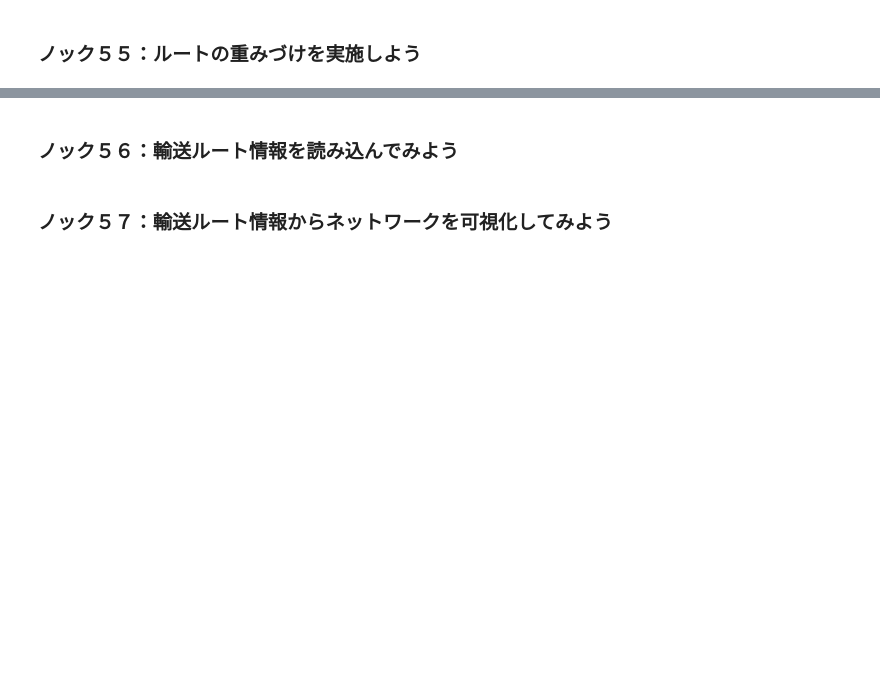
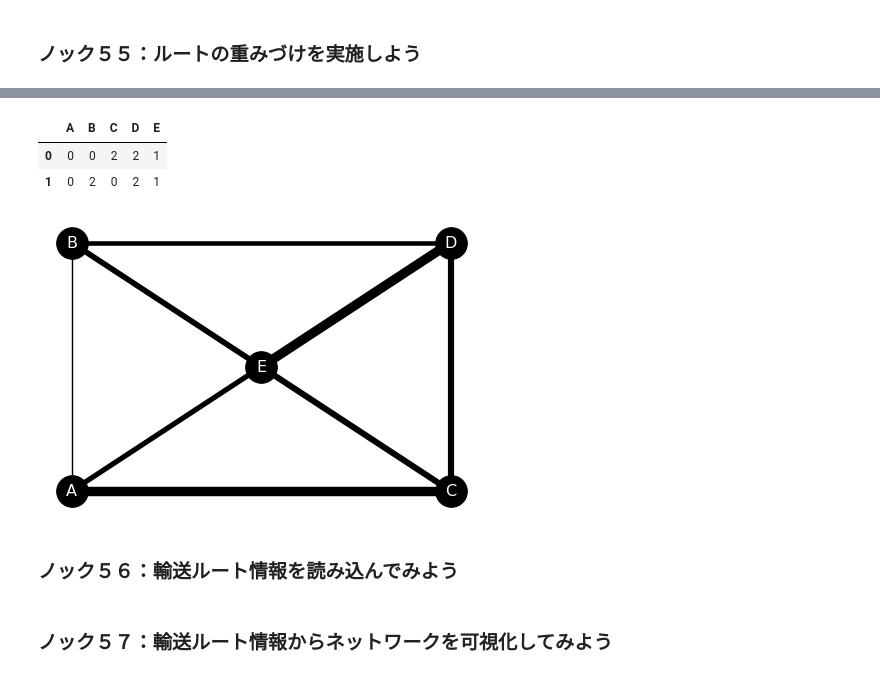
Before and after one commit to shinseitaro/python-data-analysis-100, a Jupyter notebook: sample/100drill_20201021/6/6章 物流の最適ルートをコンサルティングする１０本ノック.ipynb, the cells around one changed output, grey strips where cells are left out. Saved outputs shown, nothing was run; the diff lists cells and outputs as text; code cells hidden in the pictures; blank space fills up the shorter version.

```diff
--- a/sample/100drill_20201021/6/6章 物流の最適ルートをコンサルティングする１０本ノック.ipynb
+++ b/sample/100drill_20201021/6/6章 物流の最適ルートをコンサルティングする１０本ノック.ipynb
@@ -14,2 +178,6 @@
 # %% [markdown]
 ### ノック５５：ルートの重みづけを実施しよう
+# %%
+import numpy as np
+df_weight=pd.read_csv("network_weight.csv")
+df_pos=pd.read_csv("network_pos.csv")
@@ -16,3 +193,32 @@
+# %%
+df_pos
+# %% [output]
+|  | A | B | C | D | E |
+| 0 | 0 | 0 | 2 | 2 | 1 |
+| 1 | 0 | 2 | 0 | 2 | 1 |
+# %%
+#df_weightをリスト化（Sizeで掛けた後）
+size = 10
+from itertools import chain
+edge_weight = list(chain.from_iterable((df_weight*size).values.tolist()))
+
+G = nx.Graph()
+
+# 頂点の追加
+for c in df_weight.columns:
+    G.add_node(c)
+
+# 辺の設定
+for x in df_weight.columns:
+    for y in df_weight.columns:
+        G.add_edge(x, y)
+
+# 座標の設定
+pos = {c:(df_pos[c][0],df_pos[c][1]) for c in df_pos.columns}
+
+nx.draw(G, pos, with_labels=True, width=edge_weight,font_size=16, node_size = 1000,node_color='k', font_color='w', )
+# %% [output]
+[figure, added]
 # %% [markdown]
 ### ノック５６：輸送ルート情報を読み込んでみよう
 # %% [markdown]
```
Also changed, not shown: parts of 20 cells of this notebook, 2 other files.
